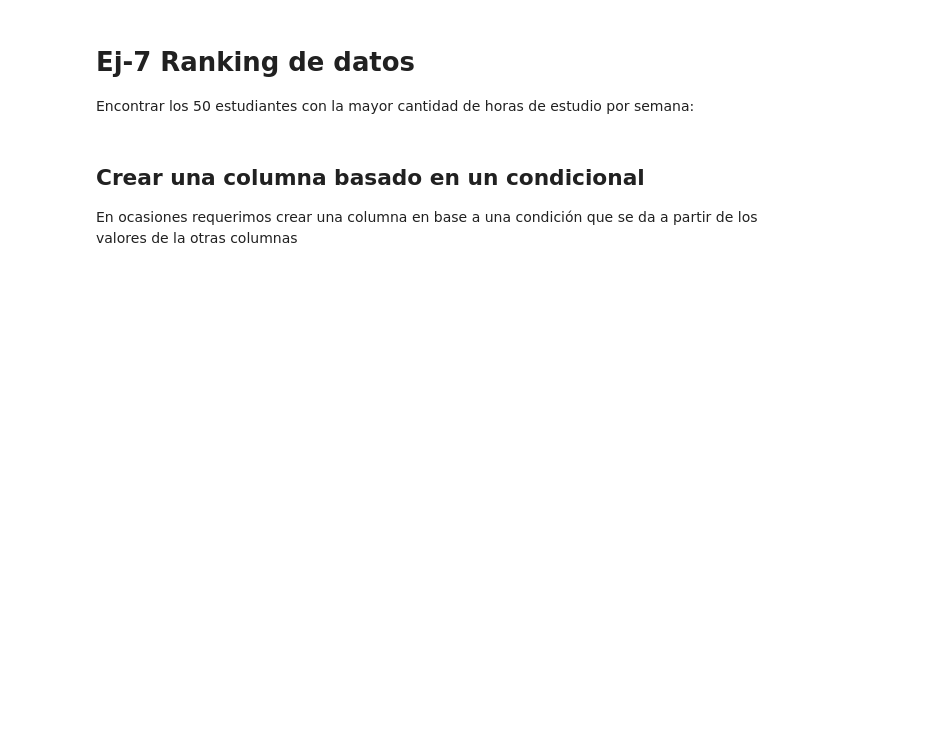
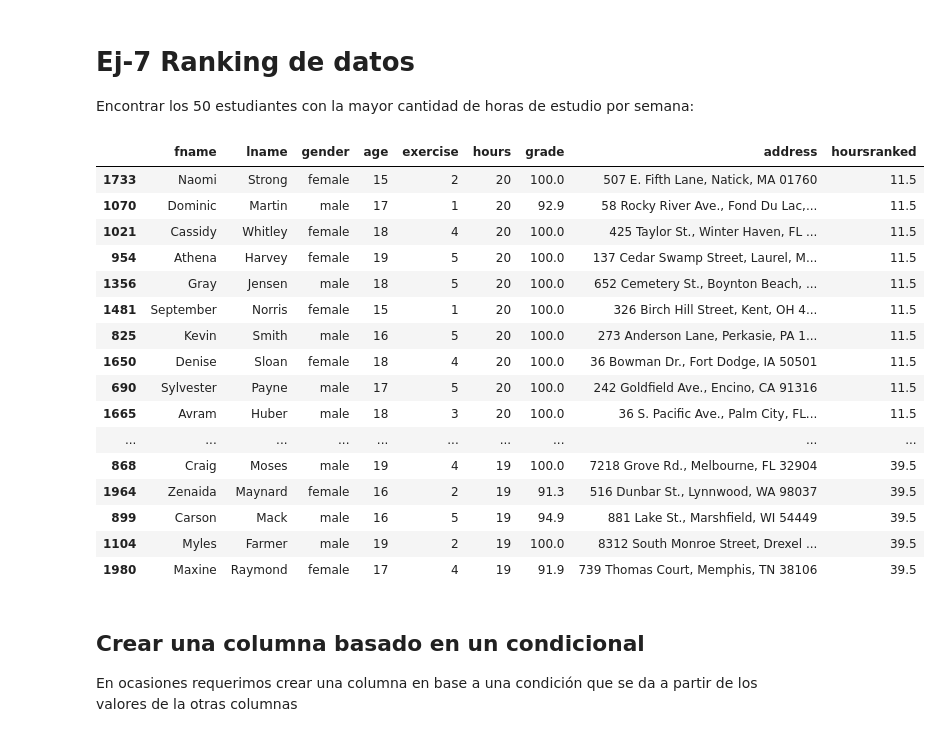
Before and after one commit to Joranome/T2LimpiezaDatos, a Jupyter notebook: 01-li-datos.ipynb, the cells around one changed output. Drawn from its saved outputs; the diff is of its cells as text; code cells hidden in the pictures; blank space fills up the shorter version.

```diff
--- a/01-li-datos.ipynb
+++ b/01-li-datos.ipynb
@@ -824,3 +822,32 @@ Encontrar los 50 estudiantes con la mayor cantidad de horas de estudio por seman
+# %%
+#Ej-7 ....
+import pandas as pd
+
+Location = "datasets/gradedata.csv"
+df = pd.read_csv(Location)
+
+df.head()
+
+df['hoursranked'] = df['hours'].rank(ascending=0)
+df[df['hoursranked'] <50].sort_values('hoursranked')
+# %% [output]
+|  | fname | lname | gender | age | exercise | hours | grade | address | hoursranked |
+| 1733 | Naomi | Strong | female | 15 | 2 | 20 | 100.0 | 507 E. Fifth Lane, Natick, MA 01760 | 11.5 |
+| 1070 | Dominic | Martin | male | 17 | 1 | 20 | 92.9 | 58 Rocky River Ave., Fond Du Lac,... | 11.5 |
+| 1021 | Cassidy | Whitley | female | 18 | 4 | 20 | 100.0 | 425 Taylor St., Winter Haven, FL ... | 11.5 |
+| 954 | Athena | Harvey | female | 19 | 5 | 20 | 100.0 | 137 Cedar Swamp Street, Laurel, M... | 11.5 |
+| 1356 | Gray | Jensen | male | 18 | 5 | 20 | 100.0 | 652 Cemetery St., Boynton Beach, ... | 11.5 |
+| 1481 | September | Norris | female | 15 | 1 | 20 | 100.0 | 326 Birch Hill Street, Kent, OH 4... | 11.5 |
+| 825 | Kevin | Smith | male | 16 | 5 | 20 | 100.0 | 273 Anderson Lane, Perkasie, PA 1... | 11.5 |
+| 1650 | Denise | Sloan | female | 18 | 4 | 20 | 100.0 | 36 Bowman Dr., Fort Dodge, IA 50501 | 11.5 |
+| 690 | Sylvester | Payne | male | 17 | 5 | 20 | 100.0 | 242 Goldfield Ave., Encino, CA 91316 | 11.5 |
+| 1665 | Avram | Huber | male | 18 | 3 | 20 | 100.0 | 36 S. Pacific Ave., Palm City, FL... | 11.5 |
+| ... | ... | ... | ... | ... | ... | ... | ... | ... | ... |
+| 868 | Craig | Moses | male | 19 | 4 | 19 | 100.0 | 7218 Grove Rd., Melbourne, FL 32904 | 39.5 |
+| 1964 | Zenaida | Maynard | female | 16 | 2 | 19 | 91.3 | 516 Dunbar St., Lynnwood, WA 98037 | 39.5 |
+| 899 | Carson | Mack | male | 16 | 5 | 19 | 94.9 | 881 Lake St., Marshfield, WI 54449 | 39.5 |
+| 1104 | Myles | Farmer | male | 19 | 2 | 19 | 100.0 | 8312 South Monroe Street, Drexel ... | 39.5 |
+| 1980 | Maxine | Raymond | female | 17 | 4 | 19 | 91.9 | 739 Thomas Court, Memphis, TN 38106 | 39.5 |
 # %% [markdown]
 ## Crear una columna basado en un condicional
 
```
Also changed, not shown: parts of 1 cell of this notebook.
